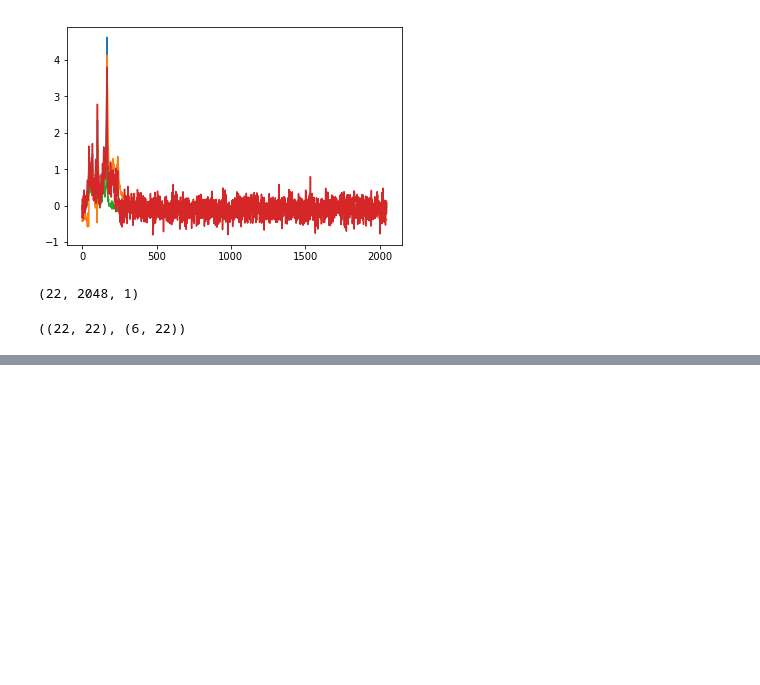
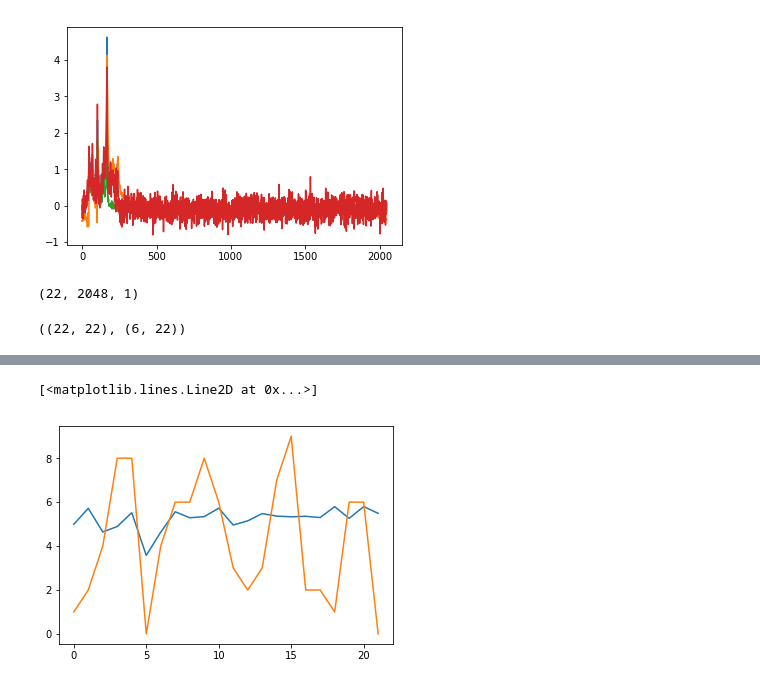
Before and after one commit to DrCod/MRS, a Jupyter notebook: notebooks/mrs_model.ipynb, the cells around one changed output, grey strips where cells are left out. Cells and saved outputs as stored; diff of their text form; code cells hidden in the pictures; blank space fills up the shorter version.

```diff
--- a/notebooks/mrs_model.ipynb
+++ b/notebooks/mrs_model.ipynb
@@ -307,3 +320,3 @@ plt.savefig('model2_loss_50epochs.png')
 <Figure size 432x288 with 0 Axes>
 # %%
-y_hat =secondModel
+y_hat =secondModel.predict(X_test)
@@ -309,0 +327,6 @@ y_hat =secondModel
+# %%
+plt.plot(y_hat[5,:])
+plt.plot(Y_test[5,:])
+# %% [output]
+[<matplotlib.lines.Line2D at 0x...>]
+[figure, added]
```
Also changed, not shown: parts of 10 cells of this notebook.
